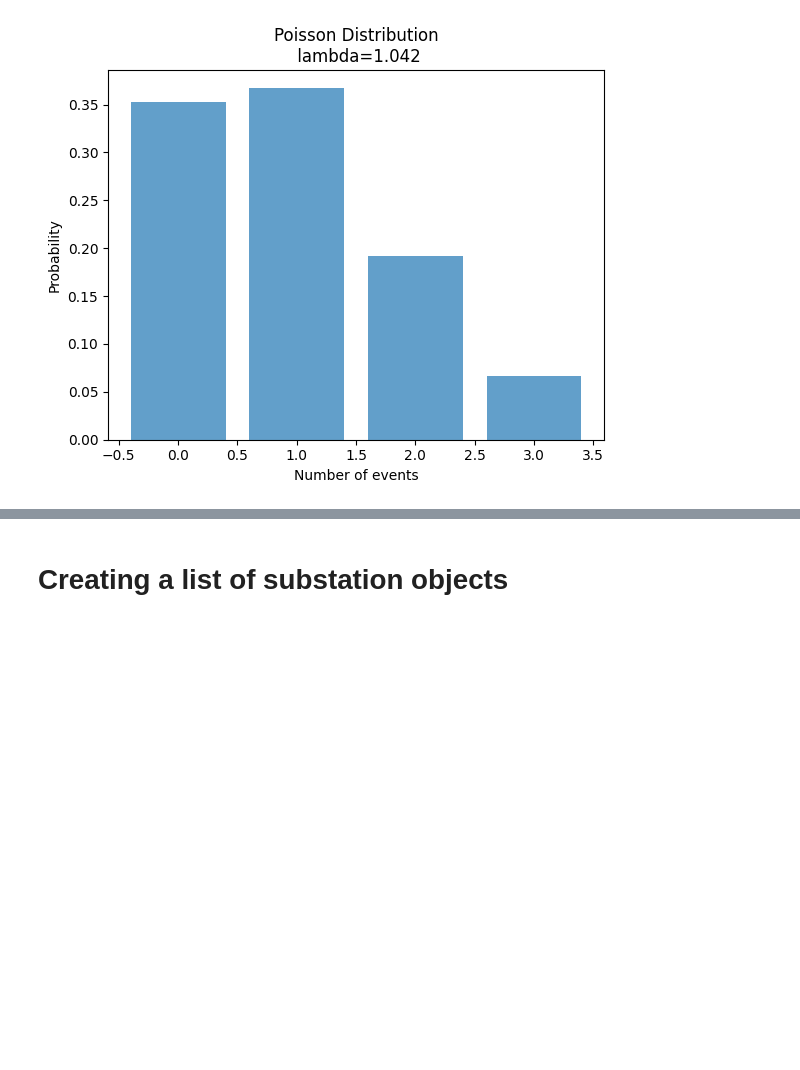
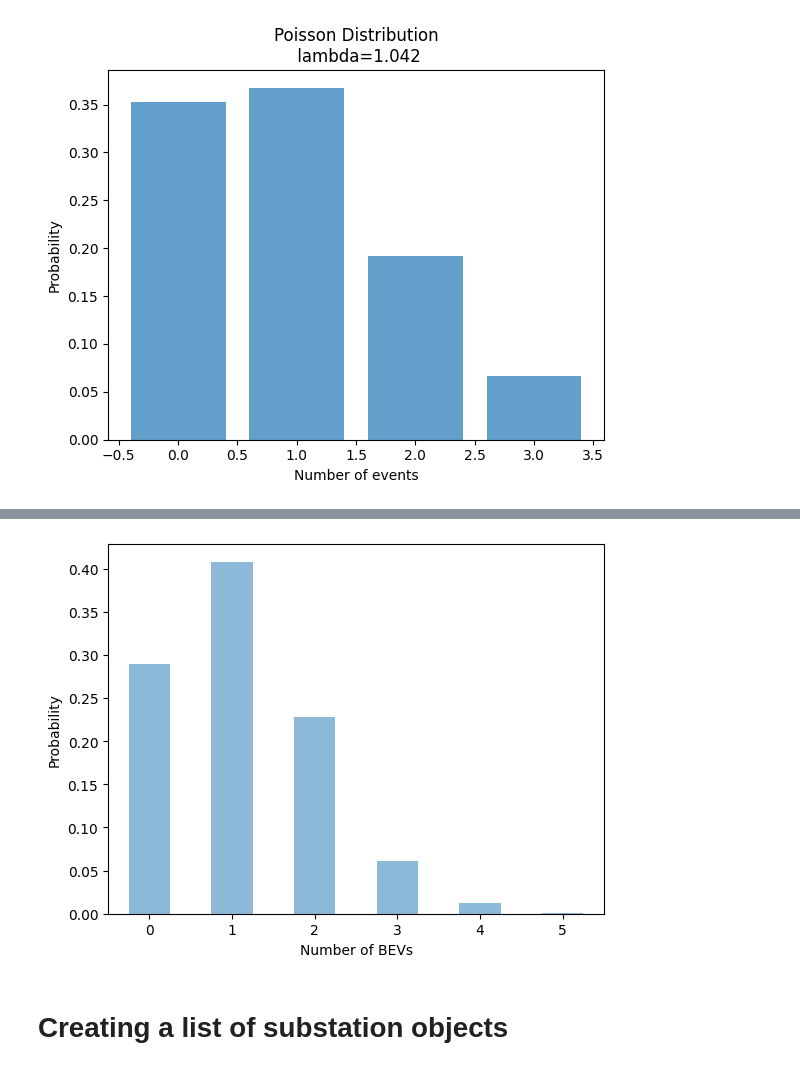
Before and after one commit to robertoldaker/net-zero-energy-systems, a Jupyter notebook: EvDemandModel/Dev/HistoricalDataEstimation.ipynb, the cells around one changed output, grey strips where cells are left out. Drawn from its saved outputs; the diff is of its cells as text; code cells hidden in the pictures; blank space fills up the shorter version.

```diff
--- a/EvDemandModel/Dev/HistoricalDataEstimation.ipynb
+++ b/EvDemandModel/Dev/HistoricalDataEstimation.ipynb
@@ -1346,0 +1421,8 @@ plt.show()
+# %%
+# Get unique values and their counts
+values, counts = np.unique(ds_bevs, return_counts=True)
+
+# Convert to Pandas Series
+counts = pd.Series(counts, index=values)
+probabilities = counts / counts.sum()
+probabilities
@@ -1347,3 +1437,11 @@ plt.show()
+# %%
+probabilities.plot.bar(alpha=0.5)
+plt.xticks(rotation='horizontal')
+plt.xlabel('Number of BEVs')
+plt.ylabel('Probability')
+plt.show()
+# %% [output]
+[figure, added]
 # %% [markdown]
 # Creating a list of substation objects
 # %%
```
Also changed, not shown: parts of 13 cells of this notebook.
